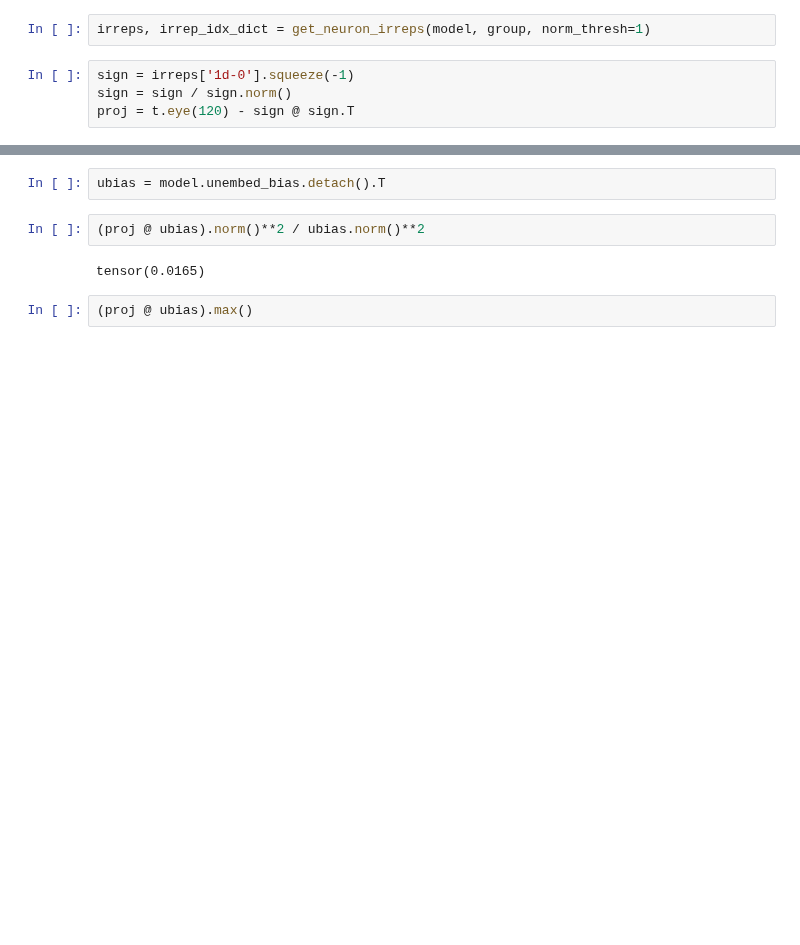
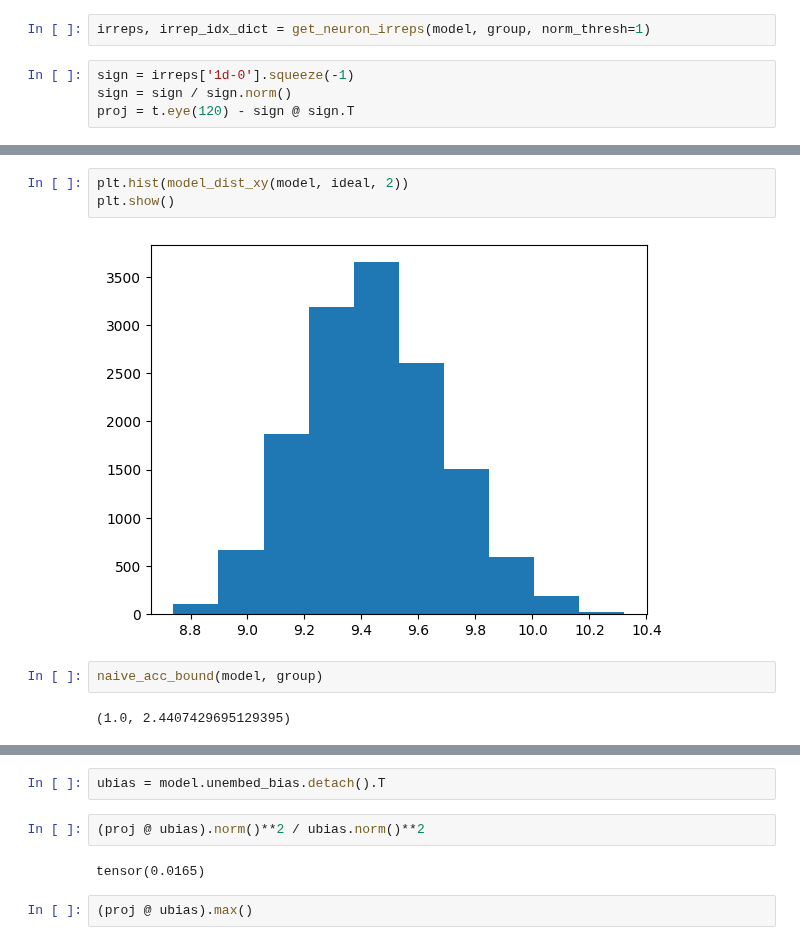
Before and after one commit to LouisYRYJ/Finite-groups, a Jupyter notebook: notebooks/irreps_bounds.ipynb, the cells around one changed output, grey strips where cells are left out. Saved outputs shown, nothing was run; the diff lists cells and outputs as text; blank space fills up the shorter version.

Commit message:
G^2 irrep accuracy bound working

```diff
--- a/notebooks/irreps_bounds.ipynb
+++ b/notebooks/irreps_bounds.ipynb
@@ -196,0 +211,9 @@ tensor(0.0944)
+# %%
+plt.hist(model_dist_xy(model, ideal, 2))
+plt.show()
+# %% [output]
+[figure, added]
+# %%
+naive_acc_bound(model, group)
+# %% [output]
+(1.0, 2.4407429695129395)
```
Also changed, not shown: parts of 41 cells of this notebook, 5 other files.
